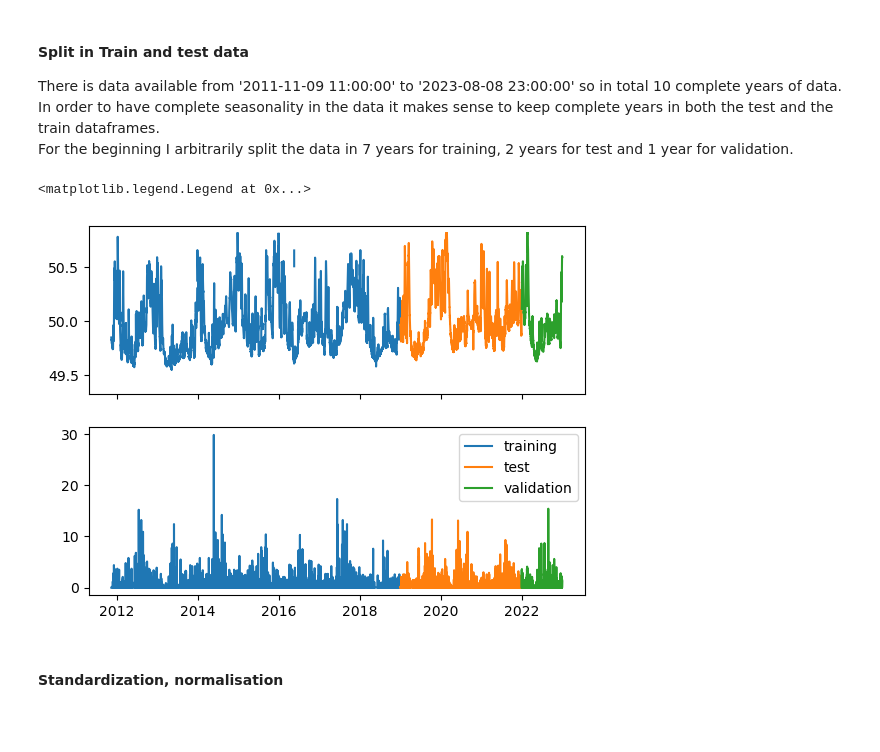
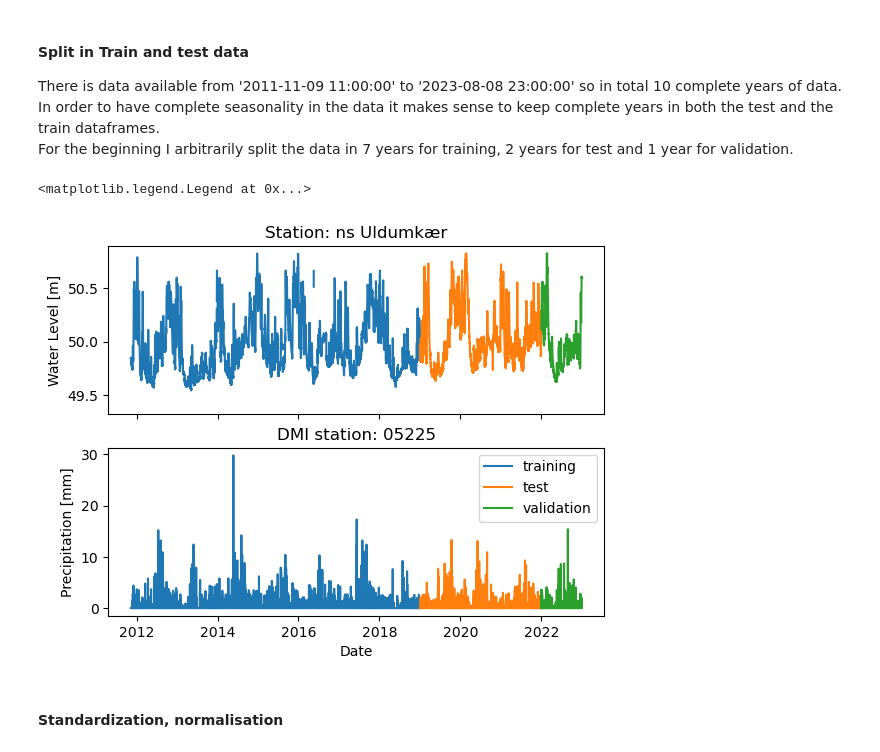
Before and after one commit to HenrietteRilling/Masterthesis, a Jupyter notebook: LSTM_first_try-Copy1.ipynb, the cells around one changed output. Drawn from its saved outputs; the diff is of its cells as text; code cells hidden in the pictures; blank space fills up the shorter version.

```diff
--- a/LSTM_first_try-Copy1.ipynb
+++ b/LSTM_first_try-Copy1.ipynb
@@ -57,17 +57,21 @@ X_val=X['2022-01-01':'2022-12-31']
 # %%
 fig, ax = plt.subplots(2,1, sharex=True)
 ax[0].plot(X_train[[test_id]], label='training')
 ax[0].plot(X_test[[test_id]], label='test')
 ax[0].plot(X_val[[test_id]], label='validation')
+ax[0].set_ylabel('Water Level [m]')
+ax[0].set_title(f'Station: {test_station}')
 #ax[0].axvspan(1,1, color='green')
 ax[1].plot(X_train[test_prcp], label='training')
 ax[1].plot(X_test[test_prcp], label='test')
 ax[1].plot(X_val[test_prcp], label='validation')
-
+ax[1].set_ylabel('Precipitation [mm]')
+ax[1].set_xlabel('Date')
+ax[1].set_title(f'DMI station: {test_prcp}')
 ax[1].legend()
 # %% [output]
 <matplotlib.legend.Legend at 0x...>
-[figure, old version]
+[figure, new version]
 # %% [markdown]
 #### Standardization, normalisation
 # %%
```
Also changed, not shown: parts of 3 cells of this notebook.
